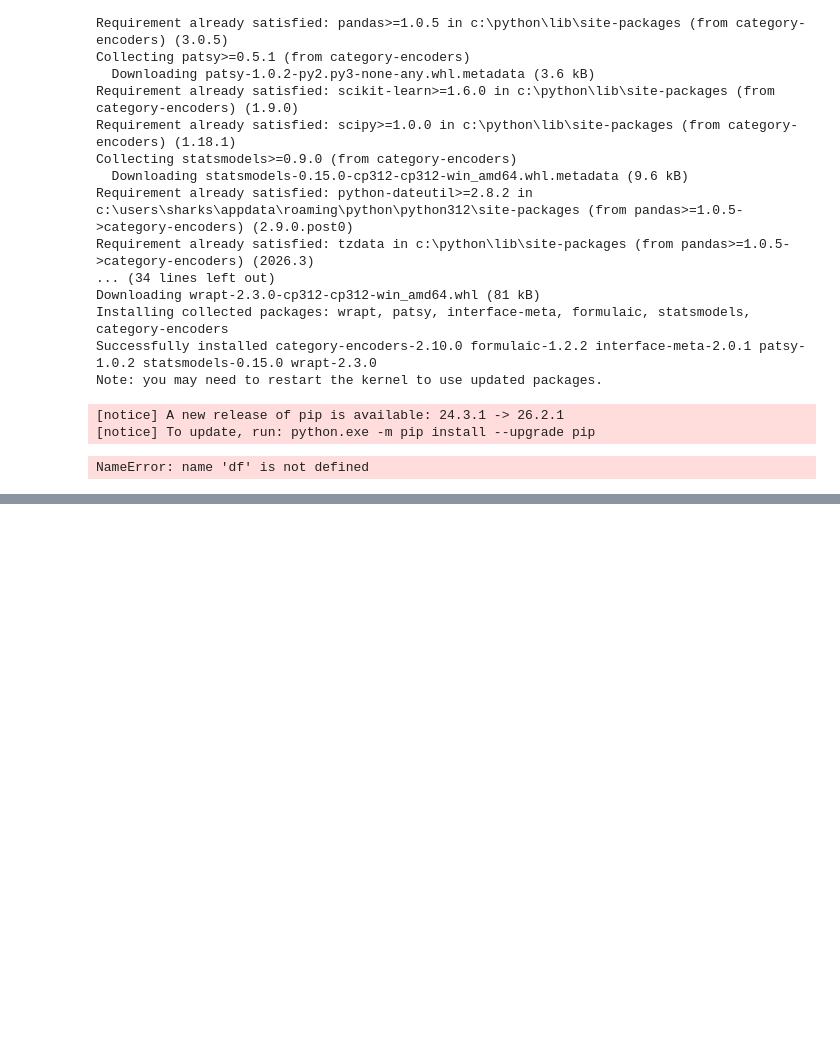
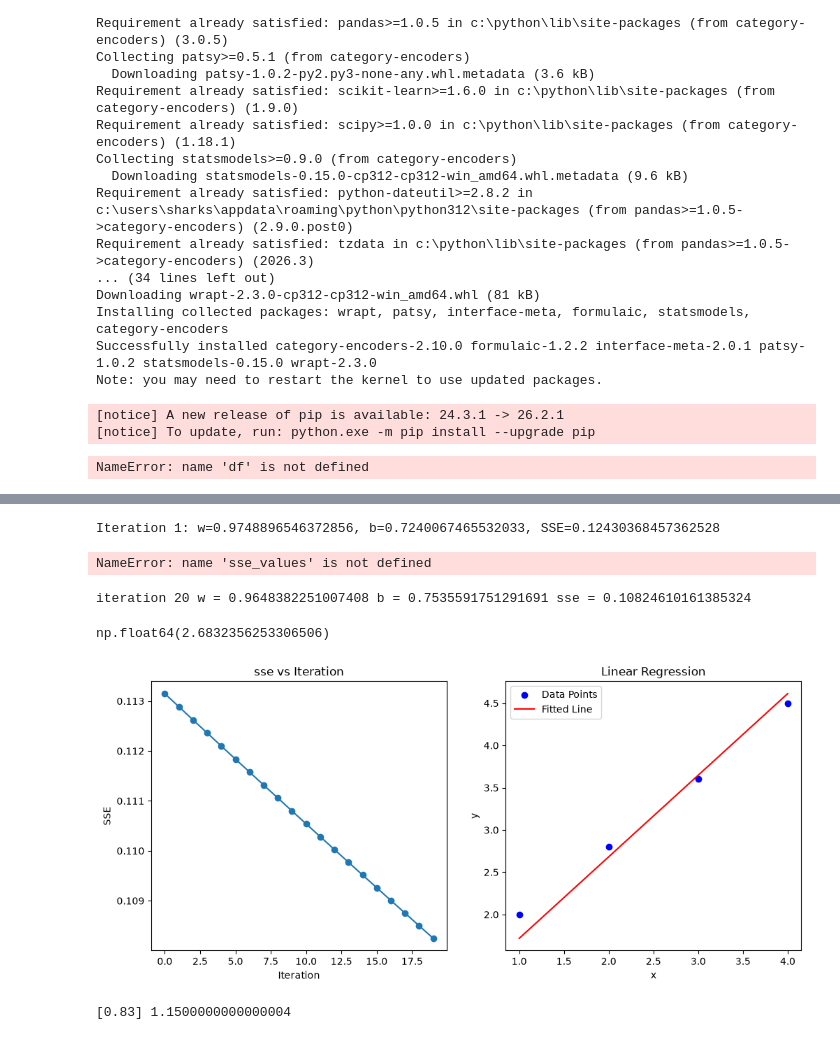
Before and after one commit to Maha-123-dot/Ai_diploma_master, a Jupyter notebook: DA/preprocessing.ipynb, the cells around one changed output, grey strips where cells are left out. Cells and saved outputs as stored; diff of their text form; code cells hidden in the pictures; blank space fills up the shorter version.

Commit message:
Initial commit - Ford GoBike Data Analysis

```diff
--- a/DA/preprocessing.ipynb
+++ b/DA/preprocessing.ipynb
@@ -495,0 +568,3 @@ NameError: name 'df' is not defined
+# %%
+x =np.array([1,2,3,4])
+y=np.array([2,2.8,3.6,4.5])
@@ -495,0 +576,60 @@ NameError: name 'df' is not defined
+# %%
+sse=[]
+for i in range(num_iteration):
+    y_hat = w * x + b
+    D_W= ( 2/4)*np.sum((y_hat - y)*x)
+    D_b= ( 2/4)*np.sum((y_hat - y)*1)
+    w -= alpha *D_W
+    b -= alpha *D_b
+    current_sse = np.sum((y_hat - y) ** 2)
+    sse.append(current_sse)
+    print(f"Iteration {i + 1}: w={w}, b={b}, SSE={current_sse}")
+    sse_values.append(sse)
+    if (i+1) % 20 == 0:
+        print(f"Iteration {i+1}: w={w}, b={b}, SSE={sse}")
+# %% [output]
+Iteration 1: w=0.9748896546372856, b=0.7240067465532033, SSE=0.12430368457362528
+NameError: name 'sse_values' is not defined
+# %%
+sse_value = []
+for i in range(num_iteration):
+    y_hat = w * x + b
+    D_W =(2 * np.sum((y_hat - y) * x))# gradient of w
+    D_b =(2* np.sum(y_hat - y)*1   ) # gradient of b
+    w -=  alpha * D_W
+    b -=  alpha * D_b
+    sse = (np.sum((y_hat - y)**2))
+    sse_value.append(sse)
+    if (i+1) % 20 ==0:
+        print(f'iteration {i+1} w = {w} b = {b} sse = {sse}')
+# %% [output]
+iteration 20 w = 0.9648382251007408 b = 0.7535591751291691 sse = 0.10824610161385324
+# %%
+y_new = w * 2 + b
+y_new
+# %% [output]
+np.float64(2.6832356253306506)
+# %%
+plt.figure(figsize=(12,5))
+plt.subplot(1,2,1)
+plt.plot(range(num_iteration), sse_value, marker='o')
+plt.xlabel('Iteration')
+plt.ylabel('SSE')
+plt.title('sse vs Iteration')
+plt.subplot(1,2,2)
+plt.scatter(x, y, color='blue', label='Data Points')
+plt.plot(x,y_hat, color='red', label='Fitted Line')
+plt.xlabel('x')
+plt.ylabel('y')
+plt.title('Linear Regression')
+plt.legend()
+plt.show()
+# %% [output]
+[figure, added]
+# %%
+from sklearn.linear_model import LinearRegression
+reg = LinearRegression()
+reg.fit(x.reshape(-1, 1), y)
+print(reg.coef_, reg.intercept_)
+# %% [output]
+[0.83] 1.1500000000000004
```
Also changed, not shown: parts of 15 cells of this notebook, 5 other files.
